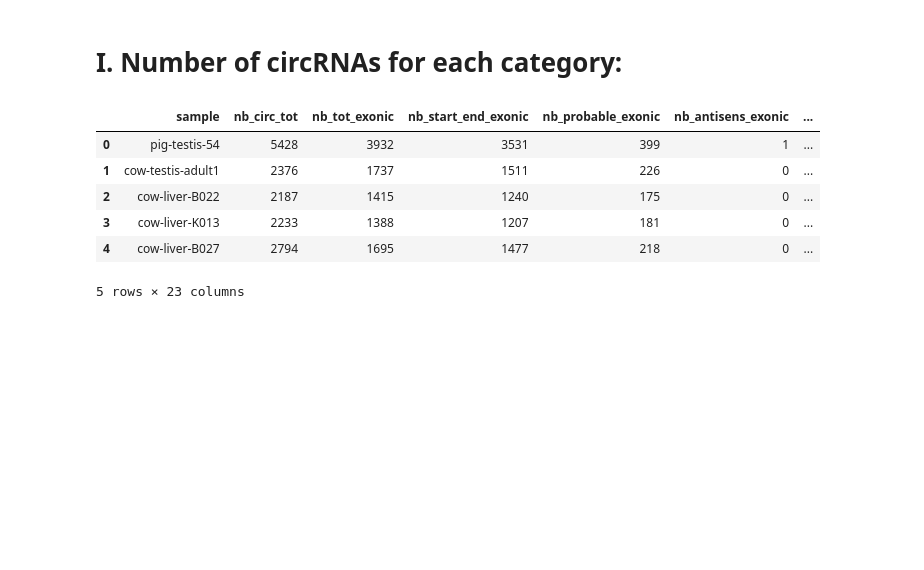
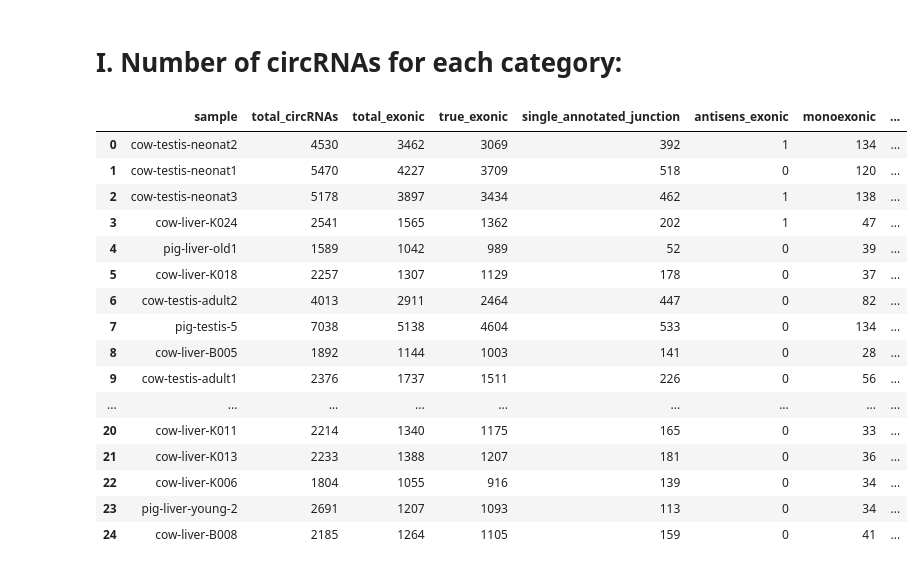
Before and after one commit to GenEpi-GenPhySE/circDetector, a Jupyter notebook: scripts/stats_annotation.ipynb, the cells around one changed output. Drawn from its saved outputs; the diff is of its cells as text; code cells hidden in the pictures; blank space fills up the shorter version.

```diff
--- a/scripts/stats_annotation.ipynb
+++ b/scripts/stats_annotation.ipynb
@@ -29,28 +29,33 @@ $( document ).ready(code_toggle);
 # Functions:
 # %%
 def read_annotation(file):
-    columns = ["sample", "nb_circ_tot", "nb_tot_exonic", "nb_start_end_exonic",
-               "nb_probable_exonic", "nb_antisens_exonic", "nb_monoexonic",
-               "nb_infraexonic_tot", "nb_infraexonic_sens", "nb_infraexonic_antisens",
-               "nb_infraintronic_tot", "nb_infraintronic_sens", "nb_infraintronic_antisens",
-               "nb_tot_intronic", "nb_true_intronic", "nb_possible_intron_derived",
-               "nb_lariat_derived", "nb_intron_circles", "nb_possible_antisens_intron_derived",
-               "nb_circ_intronic_localization", "nb_circ_annotated",
-               "nb_circ_classified", "nb_circ_non_annotated"]
+    columns = ["sample", "total_circRNAs", "total_exonic", "true_exonic", "single_annotated_junction",
+               "antisens_exonic", "monoexonic", "total_infraexonic", "infraexonic_sens",
+               "infraexonic_antisens", "true_intronic", "annotated", "non_annotated"]
     df = pd.read_table(file, sep = '\t', names=columns)
     return df
 # %% [markdown]
 # I. Number of circRNAs for each category:
 # %%
 df_stats_annot = read_annotation("../stats_annotation_all.tsv")
-display(df_stats_annot.head(5))
+display(df_stats_annot)
 # %% [output]
-|  | sample | nb_circ_tot | nb_tot_exonic | nb_start_end_exonic | nb_probable_exonic | nb_antisens_exonic | ... |
-| 0 | pig-testis-54 | 5428 | 3932 | 3531 | 399 | 1 | ... |
-| 1 | cow-testis-adult1 | 2376 | 1737 | 1511 | 226 | 0 | ... |
-| 2 | cow-liver-B022 | 2187 | 1415 | 1240 | 175 | 0 | ... |
-| 3 | cow-liver-K013 | 2233 | 1388 | 1207 | 181 | 0 | ... |
-| 4 | cow-liver-B027 | 2794 | 1695 | 1477 | 218 | 0 | ... |
+|  | sample | total_circRNAs | total_exonic | true_exonic | single_annotated_junction | antisens_exonic | monoexonic | ... |
+| 0 | cow-testis-neonat2 | 4530 | 3462 | 3069 | 392 | 1 | 134 | ... |
+| 1 | cow-testis-neonat1 | 5470 | 4227 | 3709 | 518 | 0 | 120 | ... |
+| 2 | cow-testis-neonat3 | 5178 | 3897 | 3434 | 462 | 1 | 138 | ... |
+| 3 | cow-liver-K024 | 2541 | 1565 | 1362 | 202 | 1 | 47 | ... |
+| 4 | pig-liver-old1 | 1589 | 1042 | 989 | 52 | 0 | 39 | ... |
+| 5 | cow-liver-K018 | 2257 | 1307 | 1129 | 178 | 0 | 37 | ... |
+| 6 | cow-testis-adult2 | 4013 | 2911 | 2464 | 447 | 0 | 82 | ... |
+| 7 | pig-testis-5 | 7038 | 5138 | 4604 | 533 | 0 | 134 | ... |
+| 8 | cow-liver-B005 | 1892 | 1144 | 1003 | 141 | 0 | 28 | ... |
+| 9 | cow-testis-adult1 | 2376 | 1737 | 1511 | 226 | 0 | 56 | ... |
+| ... | ... | ... | ... | ... | ... | ... | ... | ... |
+| 20 | cow-liver-K011 | 2214 | 1340 | 1175 | 165 | 0 | 33 | ... |
+| 21 | cow-liver-K013 | 2233 | 1388 | 1207 | 181 | 0 | 36 | ... |
+| 22 | cow-liver-K006 | 1804 | 1055 | 916 | 139 | 0 | 34 | ... |
+| 23 | pig-liver-young-2 | 2691 | 1207 | 1093 | 113 | 0 | 34 | ... |
+| 24 | cow-liver-B008 | 2185 | 1264 | 1105 | 159 | 0 | 41 | ... |
-5 rows × 23 columns
 # %%
 # Stacked bar plot:
```
Also changed, not shown: parts of 19 cells of this notebook, 1 other file.
